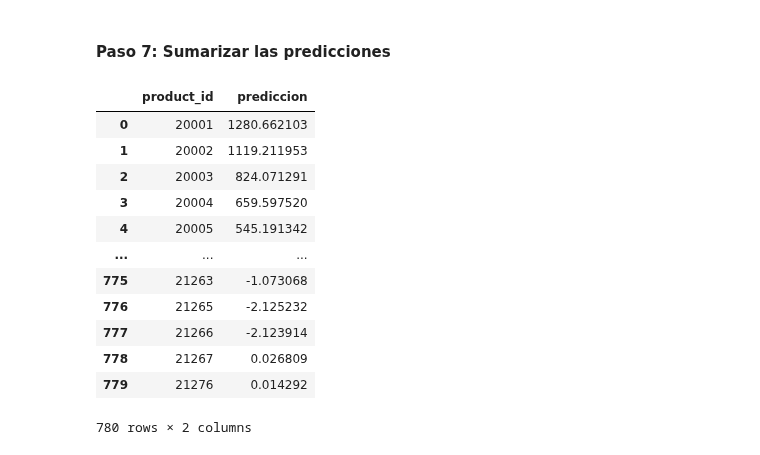
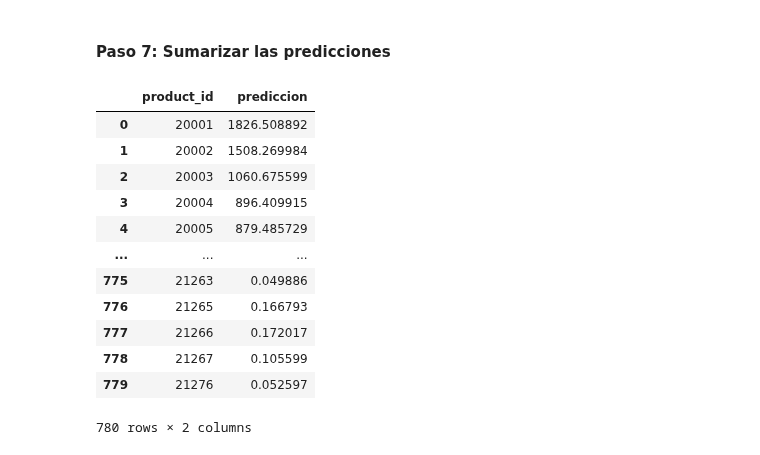
Before and after one commit to marianoMarchetta1/LaboratorioIII, a Jupyter notebook: Models/CategoryGroupClusteringFixed/model.ipynb, the cells around one changed output. Drawn from its saved outputs; the diff is of its cells as text; code cells hidden in the pictures.

```diff
--- a/Models/CategoryGroupClusteringFixed/model.ipynb
+++ b/Models/CategoryGroupClusteringFixed/model.ipynb
@@ -405,7 +405,7 @@ import numpy as np
 models = {}
 
 reduce_lr = ReduceLROnPlateau(monitor='val_loss', factor=0.2, patience=10, min_lr=0.00001, verbose=1)
-# early_stopping = EarlyStopping(monitor='val_loss', patience=25, restore_best_weights=False, verbose=1)
+early_stopping = EarlyStopping(monitor='val_loss', patience=25, restore_best_weights=False, verbose=1)
 
 # Preparar los datos por cluster
 for cluster in range(n_clusters):
@@ -440,8 +440,8 @@ for cluster in range(n_clusters):
     # print(len(y))
     callbacks = [reduce_lr]
 
-    # if cluster in [0, 1, 2, 4, 12]:
-        # callbacks.append(early_stopping)
+    # if cluster in [0, 12]:
+    callbacks.append(early_stopping)
 
     # Construir y entrenar el modelo
     model = build_lstm_model((X_padded.shape[1], X_padded.shape[2]))
@@ -513,24 +604,24 @@ for cluster in range(n_clusters):
 consilated_df_temp = pd.DataFrame(predictions, columns=['customer_id', 'product_id', 'prediccion'])
 consilated_df_temp.to_csv(f"predicciones_temprales_todos_clusters.csv", index=False)
 # %%
-summarized_preds = pred_df_temp.groupby(['product_id'])['prediccion'].sum().reset_index()
+summarized_preds = consilated_df_temp.groupby(['product_id'])['prediccion'].sum().reset_index()
 
 final_predictions_df = pd.DataFrame(summarized_preds, columns=['product_id', 'prediccion'])
 
 final_predictions_df.to_csv('predicciones_finales.csv', index=False)
 
 display(final_predictions_df)
 # %% [output]
 |  | product_id | prediccion |
-| 0 | 20001 | 1280.662103 |
-| 1 | 20002 | 1119.211953 |
-| 2 | 20003 | 824.071291 |
-| 3 | 20004 | 659.597520 |
-| 4 | 20005 | 545.191342 |
+| 0 | 20001 | 1826.508892 |
+| 1 | 20002 | 1508.269984 |
+| 2 | 20003 | 1060.675599 |
+| 3 | 20004 | 896.409915 |
+| 4 | 20005 | 879.485729 |
 | ... | ... | ... |
-| 775 | 21263 | -1.073068 |
-| 776 | 21265 | -2.125232 |
-| 777 | 21266 | -2.123914 |
-| 778 | 21267 | 0.026809 |
-| 779 | 21276 | 0.014292 |
+| 775 | 21263 | 0.049886 |
+| 776 | 21265 | 0.166793 |
+| 777 | 21266 | 0.172017 |
+| 778 | 21267 | 0.105599 |
+| 779 | 21276 | 0.052597 |
 780 rows × 2 columns
```
Also changed, not shown: parts of 1 cell of this notebook, 1 other file.
